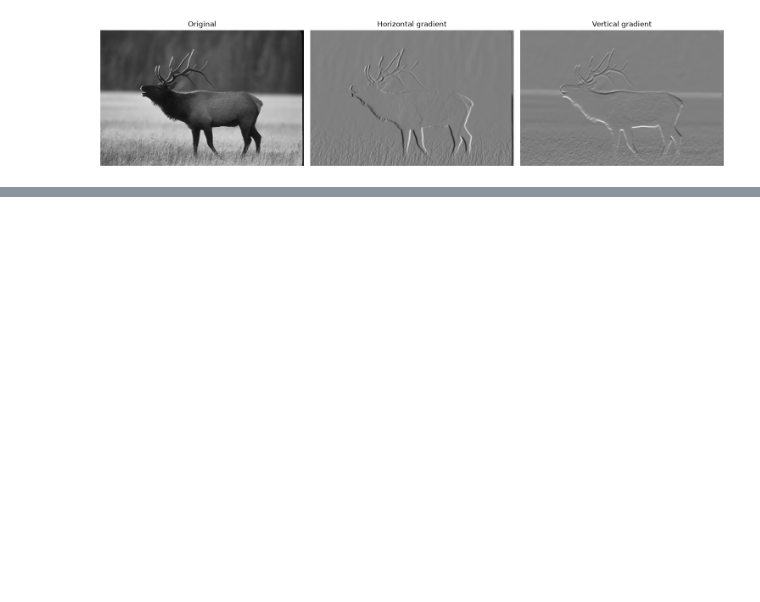
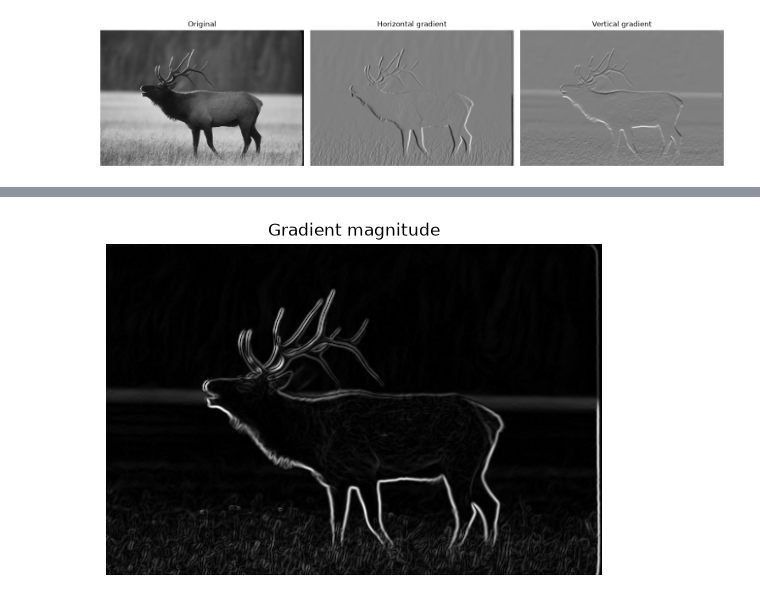
Before and after one commit to jcmej/canny-detection, a Jupyter notebook: canny-detection.ipynb, the cells around one changed output, grey strips where cells are left out. Drawn from its saved outputs; the diff is of its cells as text; code cells hidden in the pictures; blank space fills up the shorter version.

```diff
--- a/canny-detection.ipynb
+++ b/canny-detection.ipynb
@@ -191,0 +193,13 @@ plt.show()
+# %%
+# Gradient magnitude
+M = np.hypot(Ix_prime, Iy_prime)
+
+# Orientation
+theta = np.arctan2(Iy_prime, Ix_prime)
+
+plt.imshow(M, cmap='gray', vmin=0)
+plt.title('Gradient magnitude')
+plt.axis('off')
+plt.show()
+# %% [output]
+[figure, added]
```
Also changed, not shown: parts of 10 cells of this notebook.
